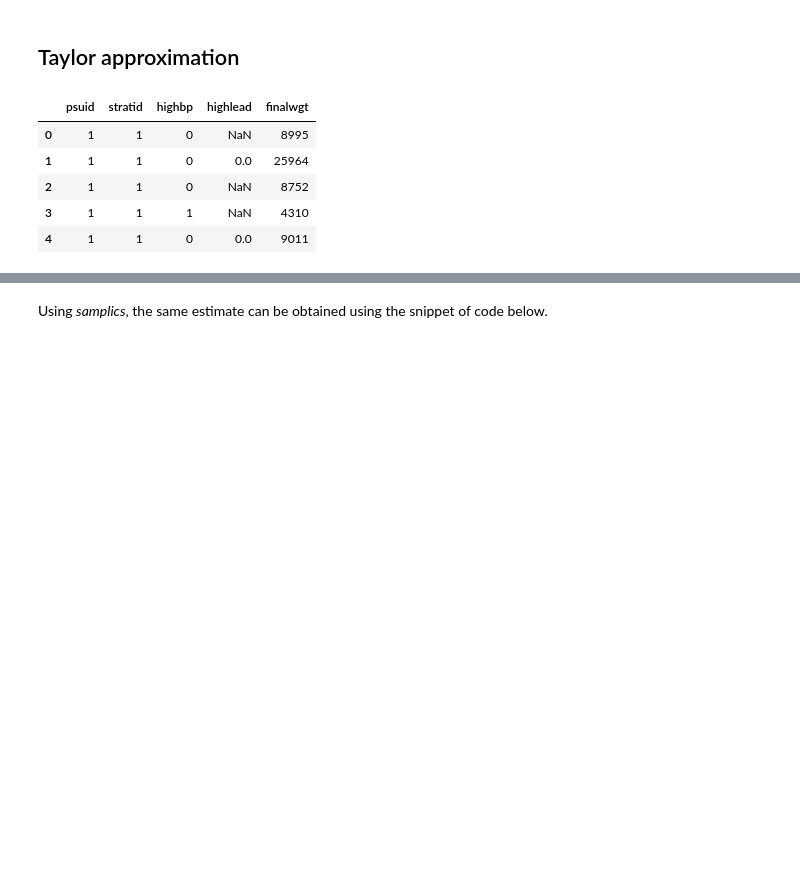
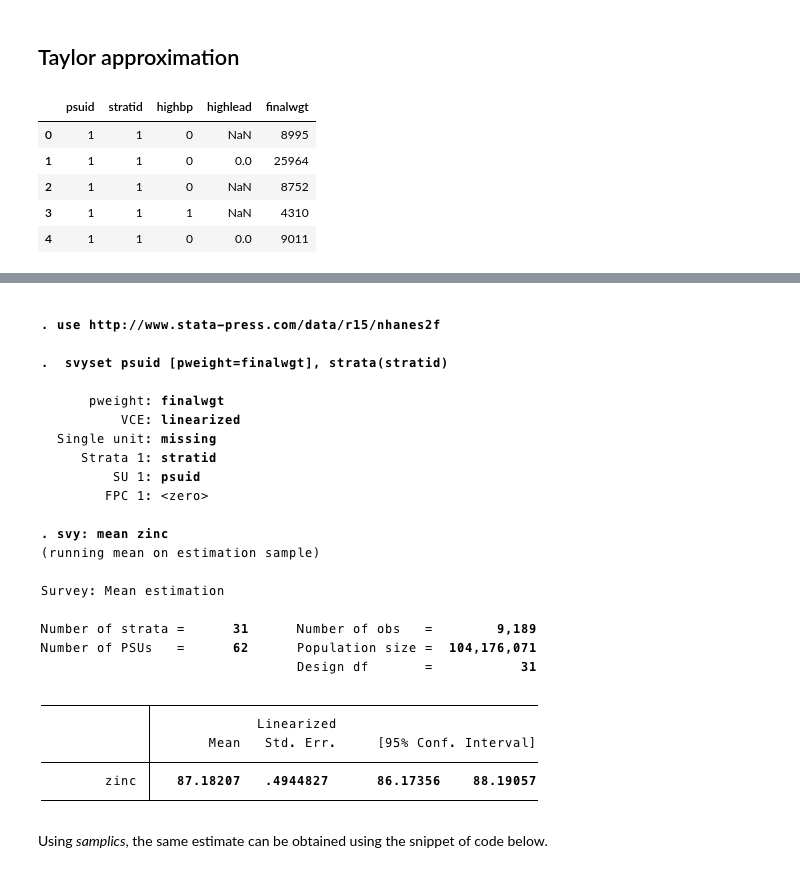
Before and after one commit to samplics-org/samplics, a Jupyter notebook: notebooks/tutorials/04_estimation.ipynb, the cells around one changed output, grey strips where cells are left out. Cells and saved outputs as stored; diff of their text form; code cells hidden in the pictures; blank space fills up the shorter version.

```diff
--- a/notebooks/tutorials/04_estimation.ipynb
+++ b/notebooks/tutorials/04_estimation.ipynb
@@ -38,3 +40,7 @@ We calculate the survey mean of the level of zinc using Stata and we get the fol
+# %%
+Image(filename="zinc_mean_stata_str.png")
+# %% [output]
+[figure, added]
 # %% [markdown]
 Using *samplics*, the same estimate can be obtained using the snippet of code below.
 # %%
```
Also changed, not shown: parts of 18 cells of this notebook, 17 other files.
